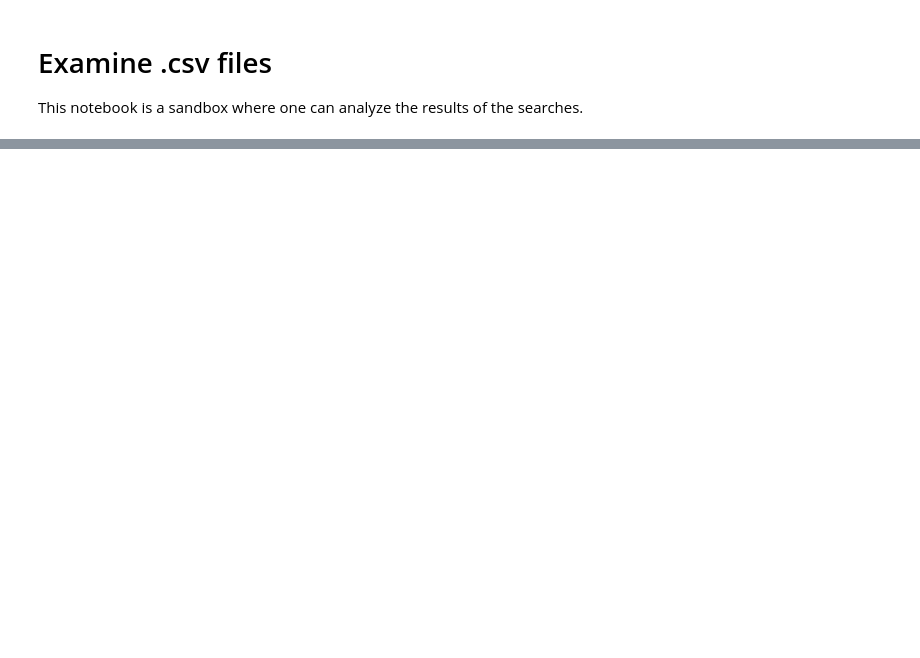
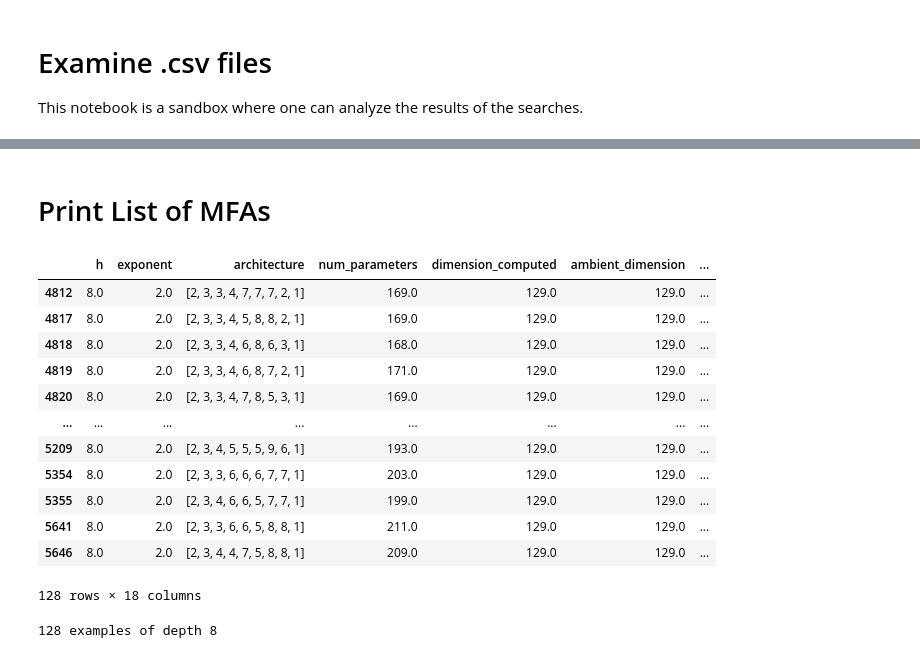
Before and after one commit to daokevin06/MFA_PNNs, a Jupyter notebook: notebooks/analyze_results.ipynb, the cells around one changed output, grey strips where cells are left out. Saved outputs shown, nothing was run; the diff lists cells and outputs as text; code cells hidden in the pictures; blank space fills up the shorter version.

```diff
--- a/notebooks/analyze_results.ipynb
+++ b/notebooks/analyze_results.ipynb
@@ -41,0 +56,28 @@ for depth in range(2,12):
+# %% [markdown]
+# Print List of MFAs
+# %%
+df = pd.read_csv('../data/raw/2_1_r2_architectures.csv')
+df['is_unimodal'] = df['architecture'].apply(is_unimodal)
+
+depth = 8
+
+df_display = df[(df['h']==depth) & (df['is_minimal'] == True)]
+
+if len(df_display)>0:
+    display(df_display)
+    print(f"{len(df_display)} examples of depth {depth}")
+# %% [output]
+|  | h | exponent | architecture | num_parameters | dimension_computed | ambient_dimension | ... |
+| 4812 | 8.0 | 2.0 | [2, 3, 3, 4, 7, 7, 7, 2, 1] | 169.0 | 129.0 | 129.0 | ... |
+| 4817 | 8.0 | 2.0 | [2, 3, 3, 4, 5, 8, 8, 2, 1] | 169.0 | 129.0 | 129.0 | ... |
+| 4818 | 8.0 | 2.0 | [2, 3, 3, 4, 6, 8, 6, 3, 1] | 168.0 | 129.0 | 129.0 | ... |
+| 4819 | 8.0 | 2.0 | [2, 3, 3, 4, 6, 8, 7, 2, 1] | 171.0 | 129.0 | 129.0 | ... |
+| 4820 | 8.0 | 2.0 | [2, 3, 3, 4, 7, 8, 5, 3, 1] | 169.0 | 129.0 | 129.0 | ... |
+| ... | ... | ... | ... | ... | ... | ... | ... |
+| 5209 | 8.0 | 2.0 | [2, 3, 4, 5, 5, 5, 9, 6, 1] | 193.0 | 129.0 | 129.0 | ... |
+| 5354 | 8.0 | 2.0 | [2, 3, 3, 6, 6, 6, 7, 7, 1] | 203.0 | 129.0 | 129.0 | ... |
+| 5355 | 8.0 | 2.0 | [2, 3, 4, 6, 6, 5, 7, 7, 1] | 199.0 | 129.0 | 129.0 | ... |
+| 5641 | 8.0 | 2.0 | [2, 3, 3, 6, 6, 5, 8, 8, 1] | 211.0 | 129.0 | 129.0 | ... |
+| 5646 | 8.0 | 2.0 | [2, 3, 4, 4, 7, 5, 8, 8, 1] | 209.0 | 129.0 | 129.0 | ... |
+128 rows × 18 columns
+128 examples of depth 8
```
Also changed, not shown: parts of 1 cell of this notebook, 13 other files.
